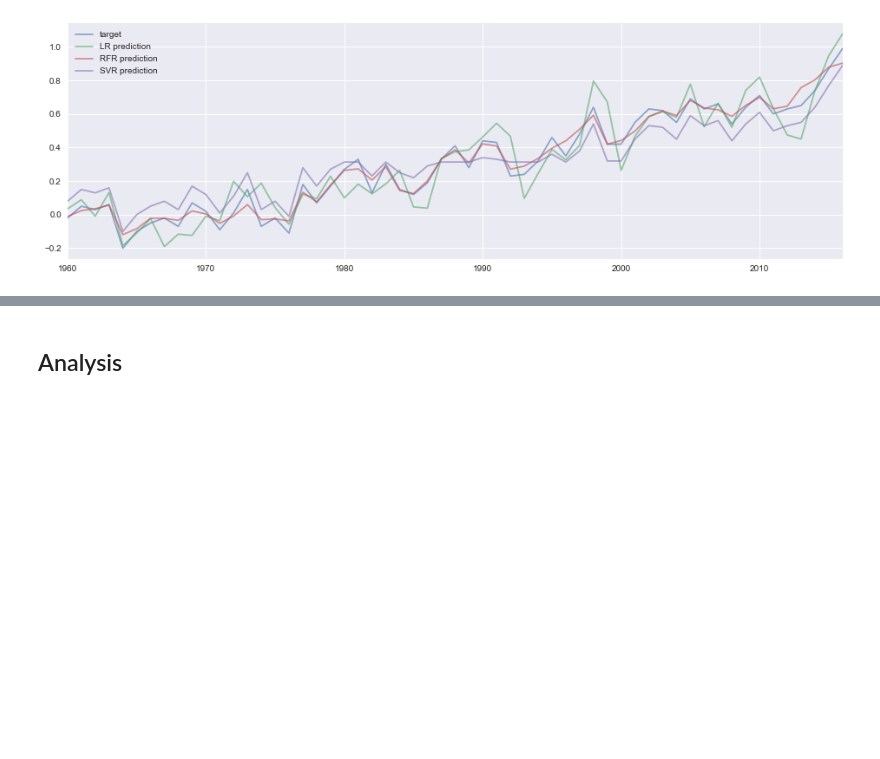
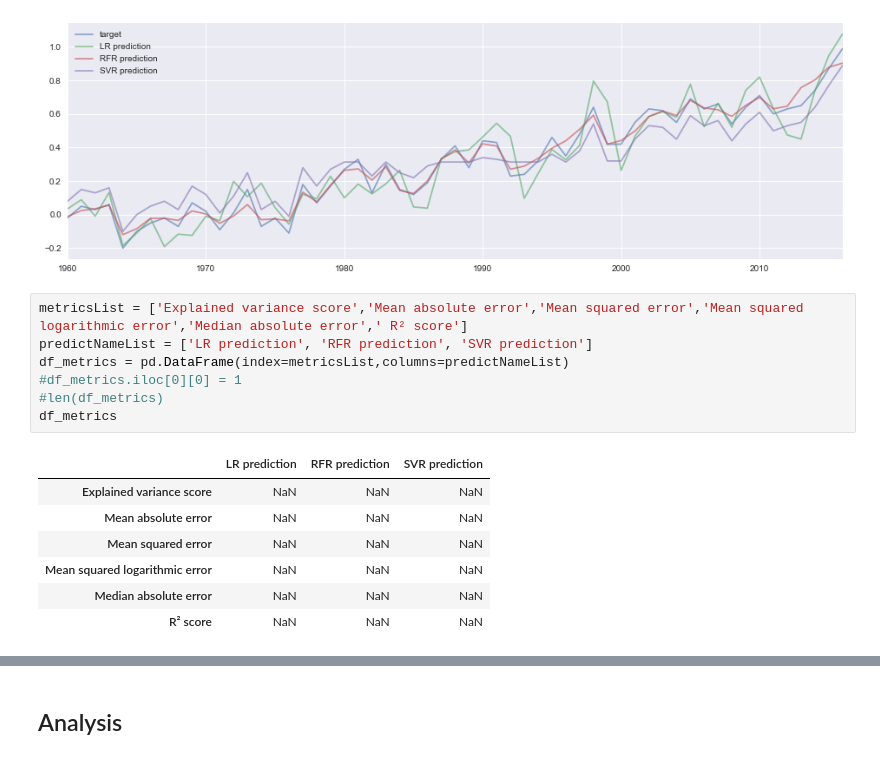
Before and after one commit to anggairawan/EPA1333, a Jupyter notebook: notebook/Final_Assignment/FA_RFE_plot7.ipynb, the cells around one changed output, grey strips where cells are left out. Drawn from its saved outputs; the diff is of its cells as text; blank space fills up the shorter version.

Commit message:
add regression metrics

```diff
--- a/notebook/Final_Assignment/FA_RFE_plot7.ipynb
+++ b/notebook/Final_Assignment/FA_RFE_plot7.ipynb
@@ -618,3 +618,18 @@ Dataframe shape: (57, 47)
 dataset_tempe[['target', 'LR prediction', 'RFR prediction', 'SVR prediction']].plot(figsize = (16,5), alpha=0.6);
 # %% [output]
 [figure]
+# %%
+metricsList = ['Explained variance score','Mean absolute error','Mean squared error','Mean squared logarithmic error','Median absolute error',' R² score']
+predictNameList = ['LR prediction', 'RFR prediction', 'SVR prediction']
+df_metrics = pd.DataFrame(index=metricsList,columns=predictNameList)
+#df_metrics.iloc[0][0] = 1
+#len(df_metrics)
+df_metrics
+# %% [output]
+|  | LR prediction | RFR prediction | SVR prediction |
+| Explained variance score | NaN | NaN | NaN |
+| Mean absolute error | NaN | NaN | NaN |
+| Mean squared error | NaN | NaN | NaN |
+| Mean squared logarithmic error | NaN | NaN | NaN |
+| Median absolute error | NaN | NaN | NaN |
+| R² score | NaN | NaN | NaN |
```
Also changed, not shown: parts of 2 cells of this notebook.
